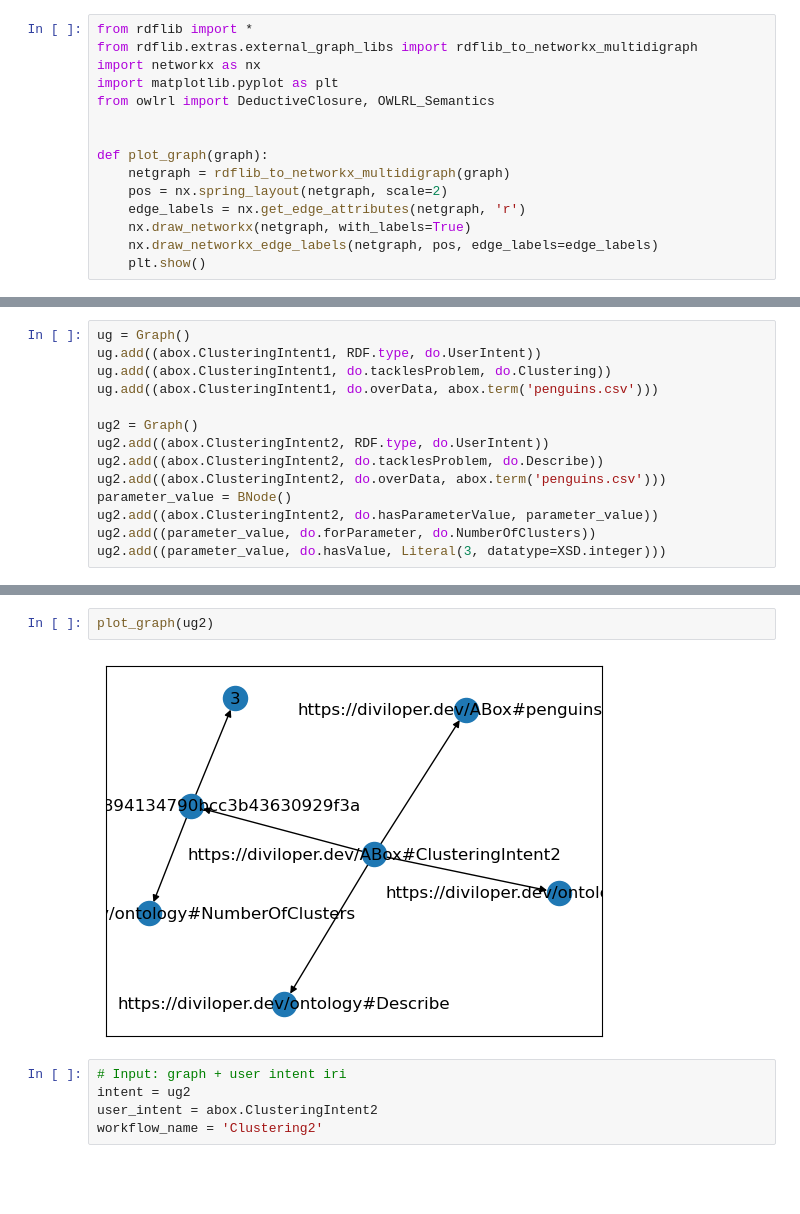
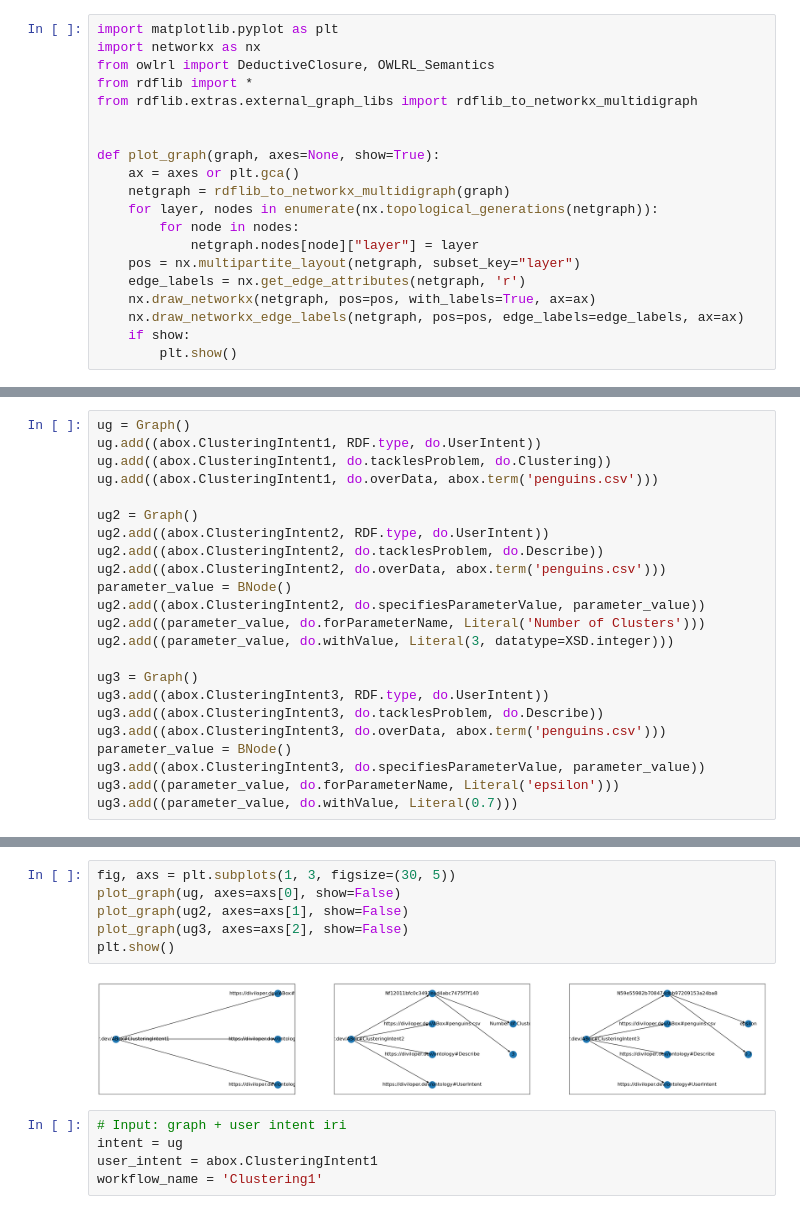
Before and after one commit to dtim-upc/IntentSpecification2WorkflowGenerator, a Jupyter notebook: pipeline_generator/pipeline_generator.ipynb, the cells around one changed output, grey strips where cells are left out. Cells and saved outputs as stored; diff of their text form; blank space fills up the shorter version.

```diff
--- a/pipeline_generator/pipeline_generator.ipynb
+++ b/pipeline_generator/pipeline_generator.ipynb
@@ -1,18 +1,23 @@
 # %%
+import matplotlib.pyplot as plt
+import networkx as nx
+from owlrl import DeductiveClosure, OWLRL_Semantics
 from rdflib import *
 from rdflib.extras.external_graph_libs import rdflib_to_networkx_multidigraph
-import networkx as nx
-import matplotlib.pyplot as plt
-from owlrl import DeductiveClosure, OWLRL_Semantics
 
 
-def plot_graph(graph):
+def plot_graph(graph, axes=None, show=True):
+    ax = axes or plt.gca()
     netgraph = rdflib_to_networkx_multidigraph(graph)
-    pos = nx.spring_layout(netgraph, scale=2)
+    for layer, nodes in enumerate(nx.topological_generations(netgraph)):
+        for node in nodes:
+            netgraph.nodes[node]["layer"] = layer
+    pos = nx.multipartite_layout(netgraph, subset_key="layer")
     edge_labels = nx.get_edge_attributes(netgraph, 'r')
-    nx.draw_networkx(netgraph, with_labels=True)
-    nx.draw_networkx_edge_labels(netgraph, pos, edge_labels=edge_labels)
-    plt.show()
+    nx.draw_networkx(netgraph, pos=pos, with_labels=True, ax=ax)
+    nx.draw_networkx_edge_labels(netgraph, pos=pos, edge_labels=edge_labels, ax=ax)
+    if show:
+        plt.show()
 # %%
 ontology = Graph()
 ontology.parse(r'../ontologies/ontology_full.ttl')
@@ -42,7 +49,16 @@ ug2.add((abox.ClusteringIntent2, RDF.type, do.UserIntent))
 ug2.add((abox.ClusteringIntent2, do.tacklesProblem, do.Describe))
 ug2.add((abox.ClusteringIntent2, do.overData, abox.term('penguins.csv')))
 parameter_value = BNode()
-ug2.add((abox.ClusteringIntent2, do.hasParameterValue, parameter_value))
-ug2.add((parameter_value, do.forParameter, do.NumberOfClusters))
-ug2.add((parameter_value, do.hasValue, Literal(3, datatype=XSD.integer)))
+ug2.add((abox.ClusteringIntent2, do.specifiesParameterValue, parameter_value))
+ug2.add((parameter_value, do.forParameterName, Literal('Number of Clusters')))
+ug2.add((parameter_value, do.withValue, Literal(3, datatype=XSD.integer)))
+
+ug3 = Graph()
+ug3.add((abox.ClusteringIntent3, RDF.type, do.UserIntent))
+ug3.add((abox.ClusteringIntent3, do.tacklesProblem, do.Describe))
+ug3.add((abox.ClusteringIntent3, do.overData, abox.term('penguins.csv')))
+parameter_value = BNode()
+ug3.add((abox.ClusteringIntent3, do.specifiesParameterValue, parameter_value))
+ug3.add((parameter_value, do.forParameterName, Literal('epsilon')))
+ug3.add((parameter_value, do.withValue, Literal(0.7)))
 # %% [output]
@@ -54,10 +66,14 @@ plot_graph(ug)
-# %%
-plot_graph(ug2)
-# %% [output]
-[figure, removed]
+# %%
+fig, axs = plt.subplots(1, 3, figsize=(30, 5))
+plot_graph(ug, axes=axs[0], show=False)
+plot_graph(ug2, axes=axs[1], show=False)
+plot_graph(ug3, axes=axs[2], show=False)
+plt.show()
+# %% [output]
+[figure, added]
 # %%
 # Input: graph + user intent iri
-intent = ug2
-user_intent = abox.ClusteringIntent2
-workflow_name = 'Clustering2'
+intent = ug
+user_intent = abox.ClusteringIntent1
+workflow_name = 'Clustering1'
 # %%
```
Also changed, not shown: parts of 14 cells of this notebook, 23 other files.
